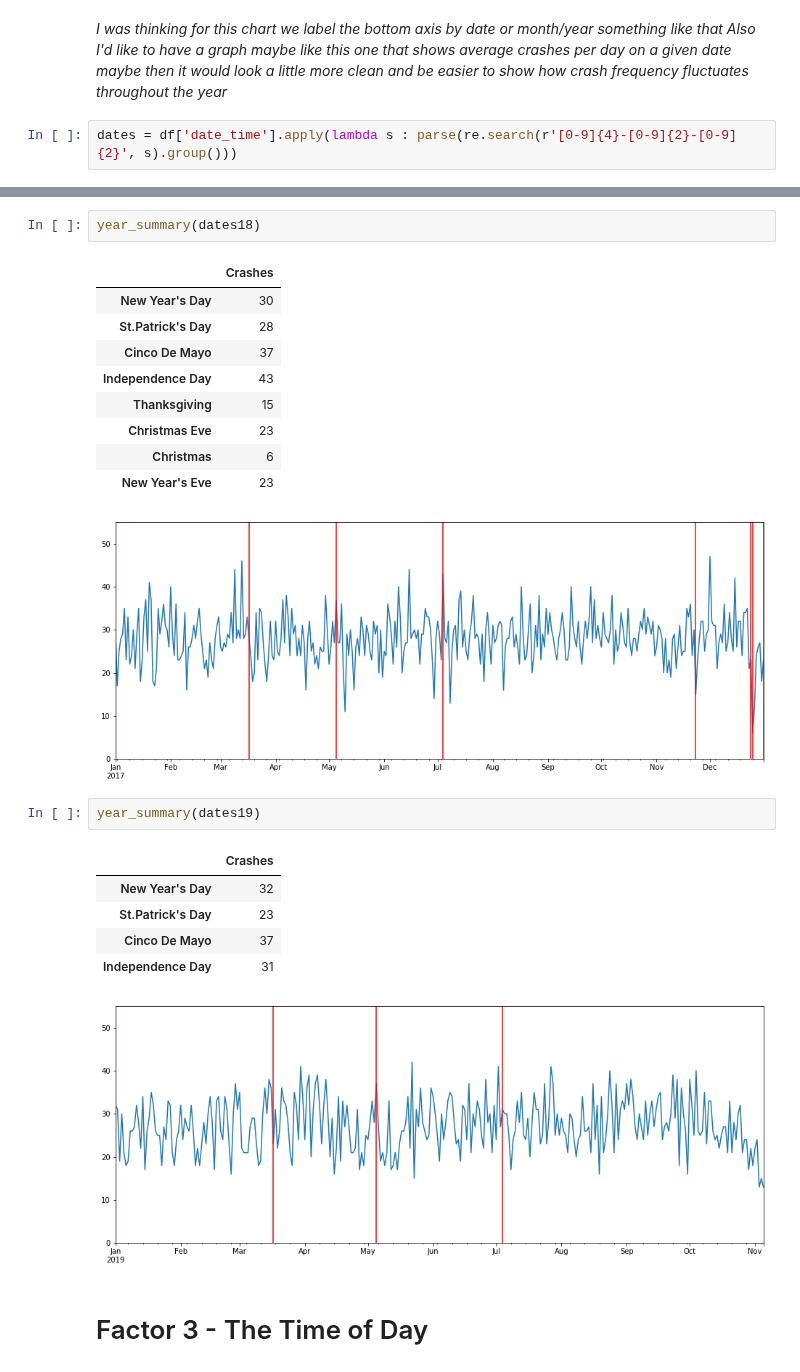
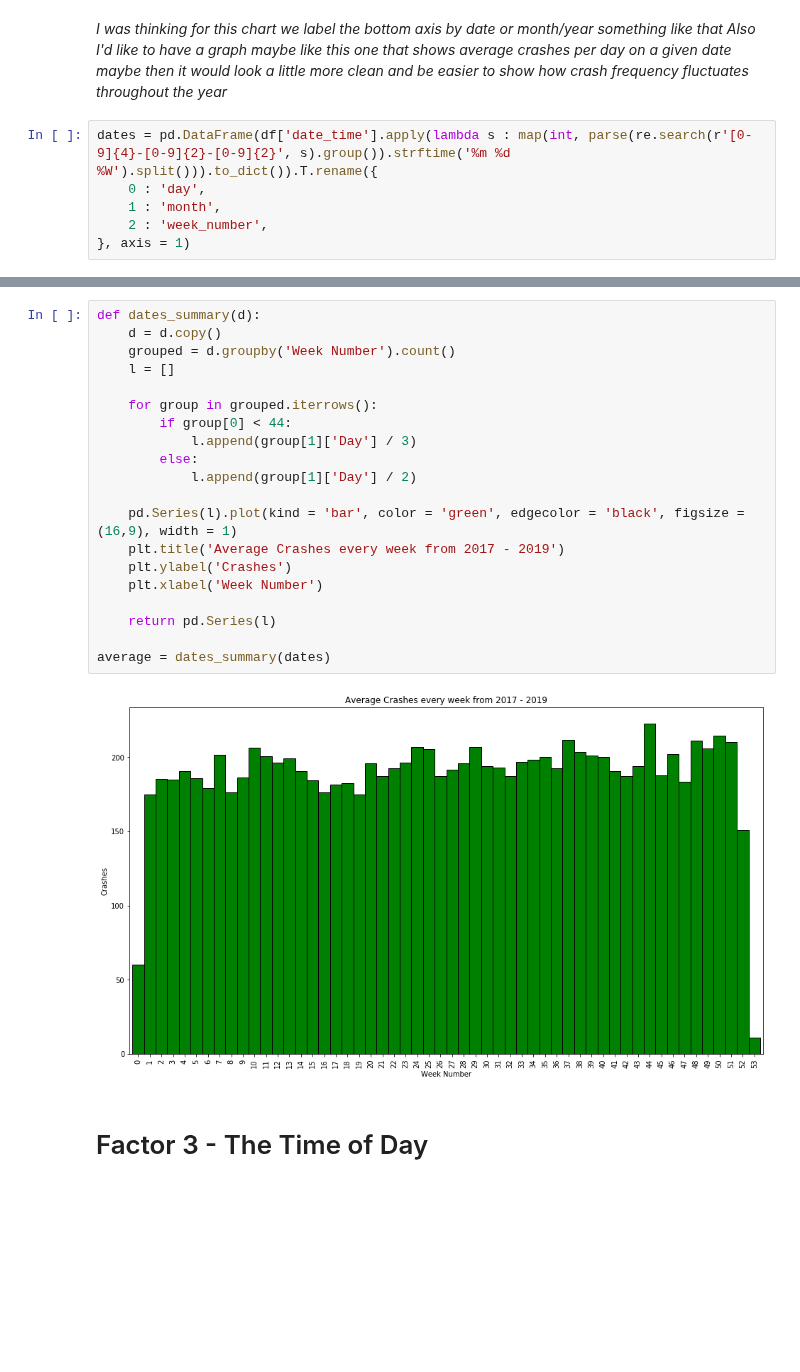
Before and after one commit to COGS108/group061, a Jupyter notebook: Final Project.ipynb, the cells around one changed output, grey strips where cells are left out. Drawn from its saved outputs; the diff is of its cells as text; blank space fills up the shorter version.

```diff
--- a/Final Project.ipynb
+++ b/Final Project.ipynb
@@ -212,4 +212,8 @@ It seems like the data does produce particular significantly different sized clu
 Also I'd like to have a graph maybe like this one that shows average crashes per day on a given date maybe
 then it would look a little more clean and be easier to show how crash frequency fluctuates throughout the year*
 # %%
-dates = df['date_time'].apply(lambda s : parse(re.search(r'[0-9]{4}-[0-9]{2}-[0-9]{2}', s).group()))
+dates = pd.DataFrame(df['date_time'].apply(lambda s : map(int, parse(re.search(r'[0-9]{4}-[0-9]{2}-[0-9]{2}', s).group()).strftime('%m %d %W').split())).to_dict()).T.rename({
+    0 : 'day',
+    1 : 'month',
+    2 : 'week_number',
+}, axis = 1)
@@ -306,25 +220,25 @@ year_summary(dates17)
-# %%
-year_summary(dates18)
-# %% [output]
-|  | Crashes |
-| New Year's Day | 30 |
-| St.Patrick's Day | 28 |
-| Cinco De Mayo | 37 |
-| Independence Day | 43 |
-| Thanksgiving | 15 |
-| Christmas Eve | 23 |
-| Christmas | 6 |
-| New Year's Eve | 23 |
-[figure, removed]
-# %%
-year_summary(dates19)
-# %% [output]
-|  | Crashes |
-| New Year's Day | 32 |
-| St.Patrick's Day | 23 |
-| Cinco De Mayo | 37 |
-| Independence Day | 31 |
-[figure, removed]
+# %%
+def dates_summary(d):
+    d = d.copy()
+    grouped = d.groupby('Week Number').count()
+    l = []
+
+    for group in grouped.iterrows():
+        if group[0] < 44:
+            l.append(group[1]['Day'] / 3)
+        else:
+            l.append(group[1]['Day'] / 2)
+
+    pd.Series(l).plot(kind = 'bar', color = 'green', edgecolor = 'black', figsize = (16,9), width = 1)
+    plt.title('Average Crashes every week from 2017 - 2019')
+    plt.ylabel('Crashes')
+    plt.xlabel('Week Number')
+
+    return pd.Series(l)
+
+average = dates_summary(dates)
+# %% [output]
+[figure, added]
 # %% [markdown]
 # Factor 3 - The Time of Day
 # %% [markdown]
```
Also changed, not shown: parts of 6 cells of this notebook.
